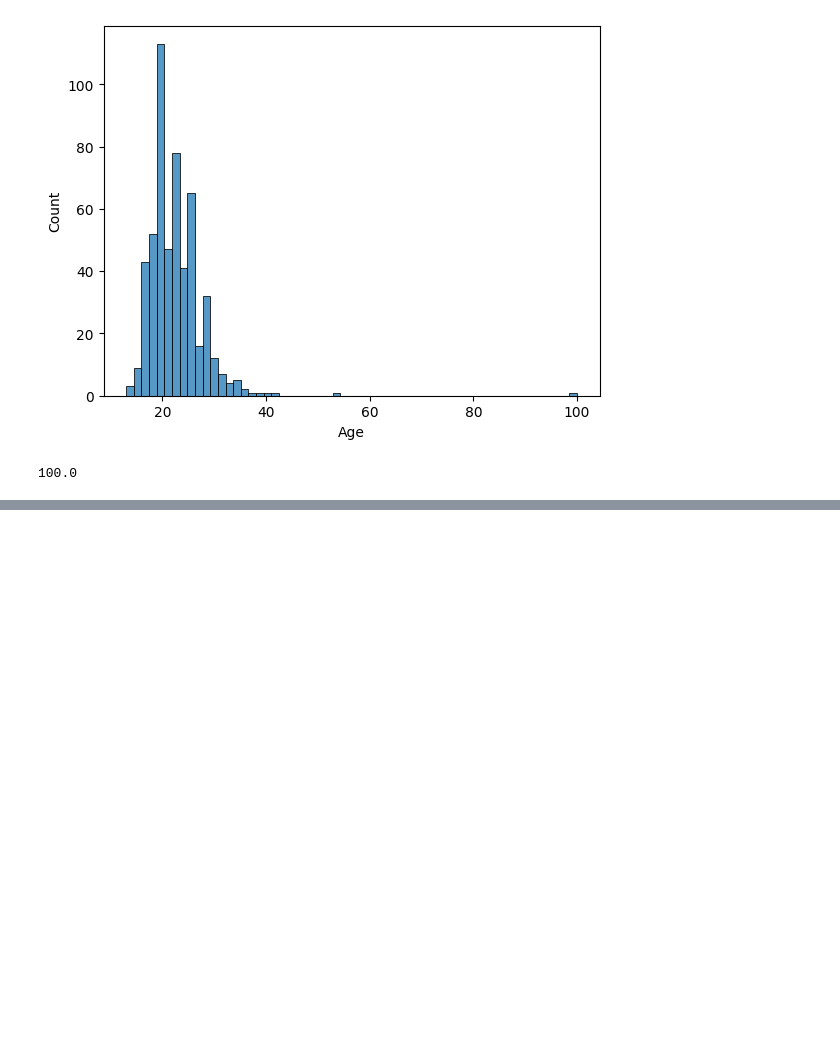
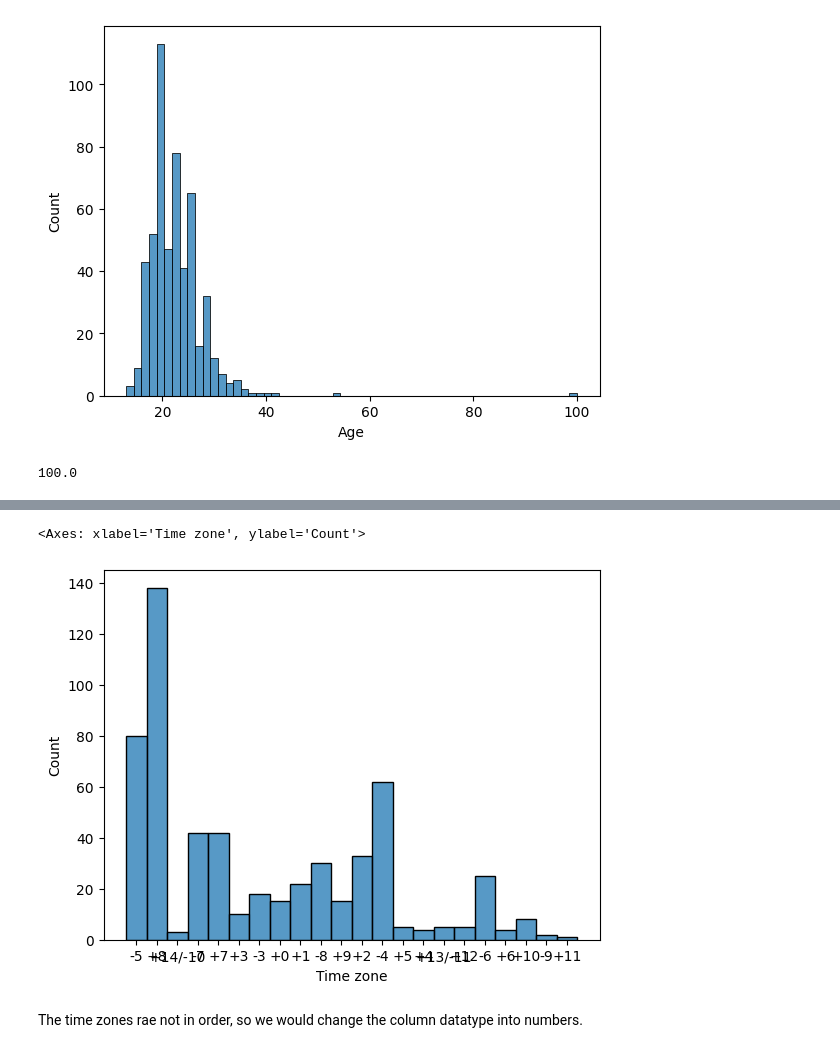
Before and after one commit to gkao25/nijiEN_fanbase_overlap, a Jupyter notebook: code.ipynb, the cells around one changed output, grey strips where cells are left out. Cells and saved outputs as stored; diff of their text form; code cells hidden in the pictures; blank space fills up the shorter version.

Commit message:
all columns cleaned

```diff
--- a/code.ipynb
+++ b/code.ipynb
@@ -249,0 +254,3 @@ data['Age'].max()
+# %%
+data['Time zone'] = data['Time zone'].str.replace('UTC ', '')
+data
@@ -249,0 +271,7 @@ data['Age'].max()
+# %%
+sns.histplot(data, x='Time zone')
+# %% [output]
+<Axes: xlabel='Time zone', ylabel='Count'>
+[figure, added]
+# %% [markdown]
+The time zones rae not in order, so we would change the column datatype into numbers.
```
Also changed, not shown: parts of 11 cells of this notebook.
